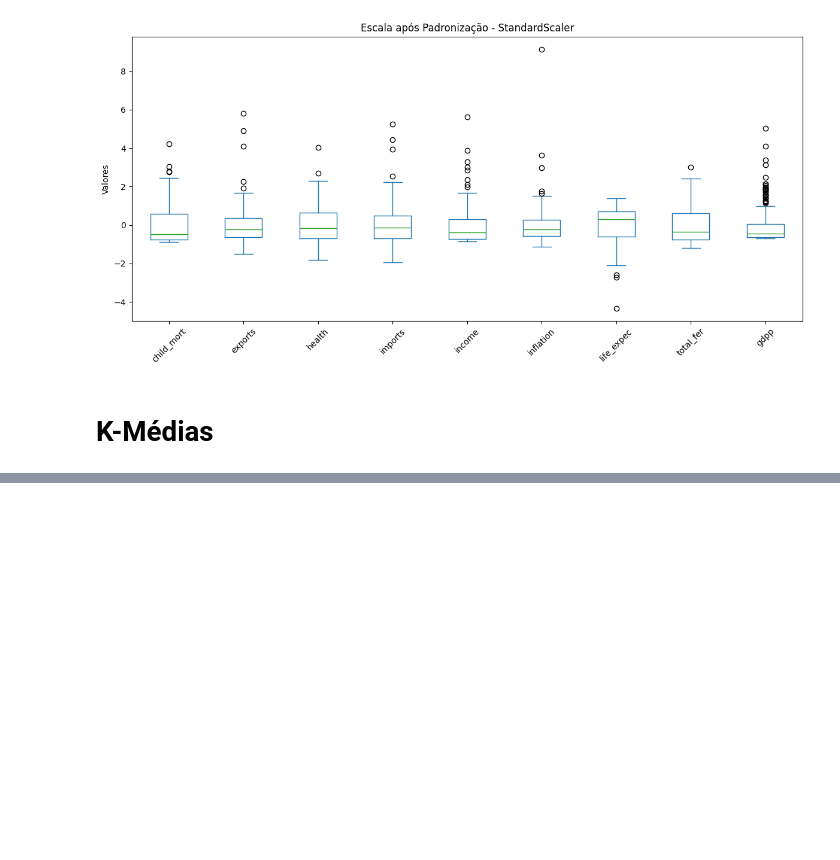
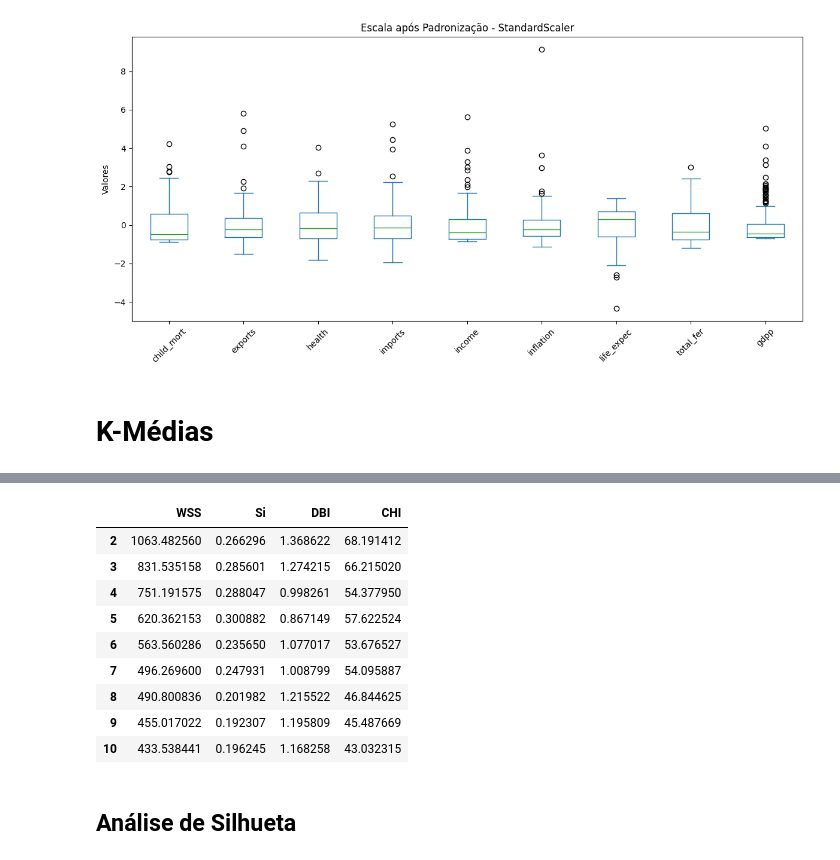
Before and after one commit to carolsouza/pd-clusterizacao, a Jupyter notebook: pd-clusterizacao-validacao-25E4_3.ipynb, the cells around one changed output, grey strips where cells are left out. Saved outputs shown, nothing was run; the diff lists cells and outputs as text; code cells hidden in the pictures; blank space fills up the shorter version.

```diff
--- a/pd-clusterizacao-validacao-25E4_3.ipynb
+++ b/pd-clusterizacao-validacao-25E4_3.ipynb
@@ -297,0 +218,22 @@ dtype: float64
+# %%
+results_df = pd.DataFrame({
+    'WSS': wss_list,
+    'Si': si_list,
+    'DBI': dbi_list,
+    'CHI': chi_list
+}, index=range(2, 11))
+
+results_df
+# %% [output]
+|  | WSS | Si | DBI | CHI |
+| 2 | 1063.482560 | 0.266296 | 1.368622 | 68.191412 |
+| 3 | 831.535158 | 0.285601 | 1.274215 | 66.215020 |
+| 4 | 751.191575 | 0.288047 | 0.998261 | 54.377950 |
+| 5 | 620.362153 | 0.300882 | 0.867149 | 57.622524 |
+| 6 | 563.560286 | 0.235650 | 1.077017 | 53.676527 |
+| 7 | 496.269600 | 0.247931 | 1.008799 | 54.095887 |
+| 8 | 490.800836 | 0.201982 | 1.215522 | 46.844625 |
+| 9 | 455.017022 | 0.192307 | 1.195809 | 45.487669 |
+| 10 | 433.538441 | 0.196245 | 1.168258 | 43.032315 |
+# %% [markdown]
+## Análise de Silhueta
```
Also changed, not shown: parts of 15 cells of this notebook.
